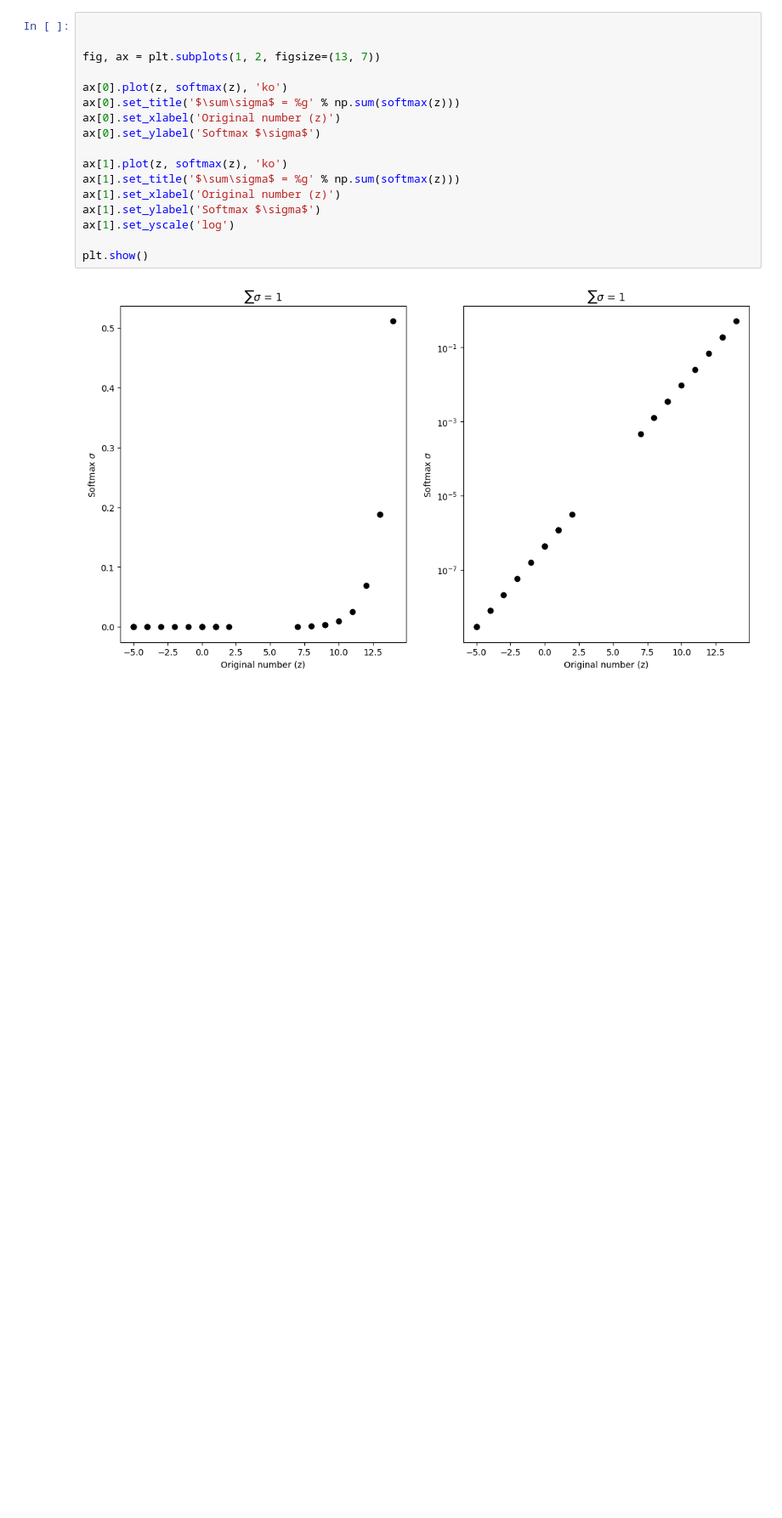
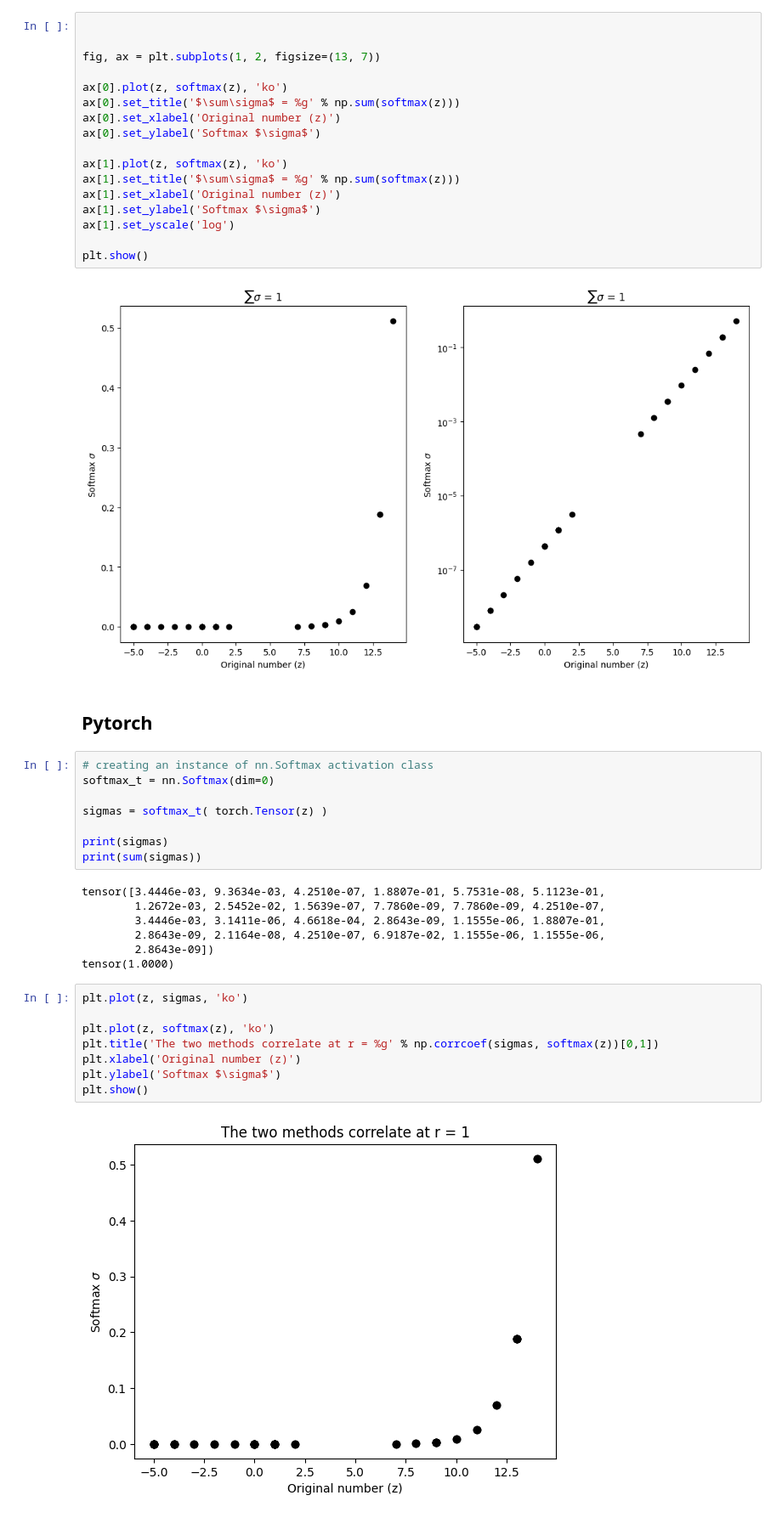
Before and after one commit to viktor-kertanov/dudl, a Jupyter notebook: ch_5_math_numpy_pytorch/softmax.ipynb, the cells around one changed output. Shown at 85% size. Drawn from its saved outputs; the diff is of its cells as text; blank space fills up the shorter version.

Commit message:
First day, finishing with softmax

```diff
--- a/ch_5_math_numpy_pytorch/softmax.ipynb
+++ b/ch_5_math_numpy_pytorch/softmax.ipynb
@@ -48,3 +48,30 @@ ax[1].set_yscale('log')
 plt.show()
 # %% [output]
 [figure]
+# %% [markdown]
+## __Pytorch__
+# %%
+# creating an instance of nn.Softmax activation class
+softmax_t = nn.Softmax(dim=0)
+
+sigmas = softmax_t( torch.Tensor(z) )
+
+print(sigmas)
+print(sum(sigmas))
+# %% [output]
+tensor([3.4446e-03, 9.3634e-03, 4.2510e-07, 1.8807e-01, 5.7531e-08, 5.1123e-01,
+        1.2672e-03, 2.5452e-02, 1.5639e-07, 7.7860e-09, 7.7860e-09, 4.2510e-07,
+        3.4446e-03, 3.1411e-06, 4.6618e-04, 2.8643e-09, 1.1555e-06, 1.8807e-01,
+        2.8643e-09, 2.1164e-08, 4.2510e-07, 6.9187e-02, 1.1555e-06, 1.1555e-06,
+        2.8643e-09])
+tensor(1.0000)
+# %%
+plt.plot(z, sigmas, 'ko')
+
+plt.plot(z, softmax(z), 'ko')
+plt.title('The two methods correlate at r = %g' % np.corrcoef(sigmas, softmax(z))[0,1])
+plt.xlabel('Original number (z)')
+plt.ylabel('Softmax $\sigma$')
+plt.show()
+# %% [output]
+[figure, added]
```
